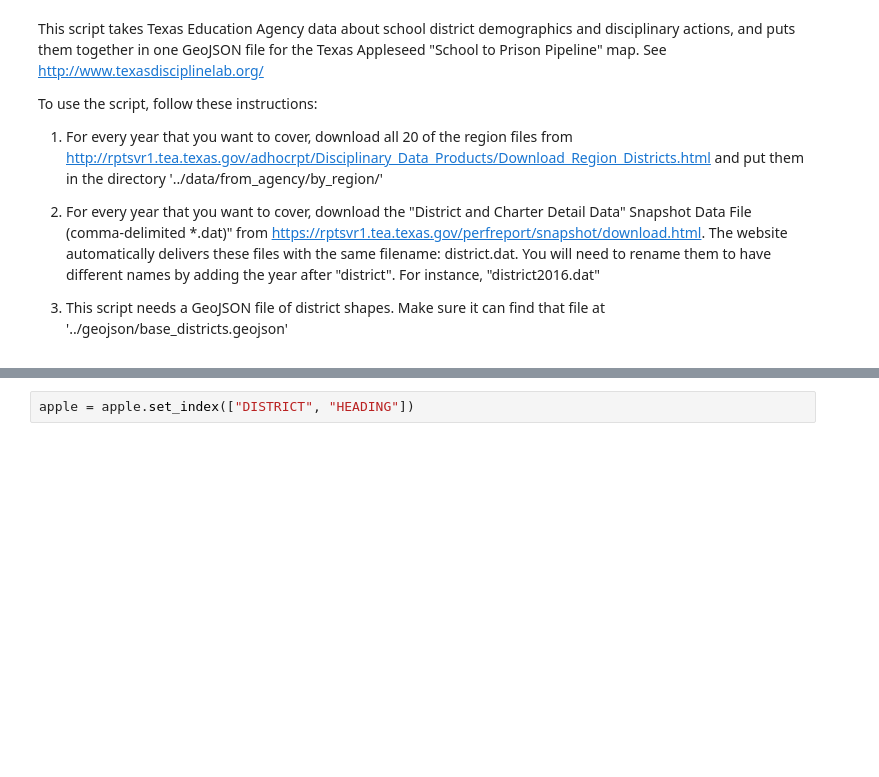
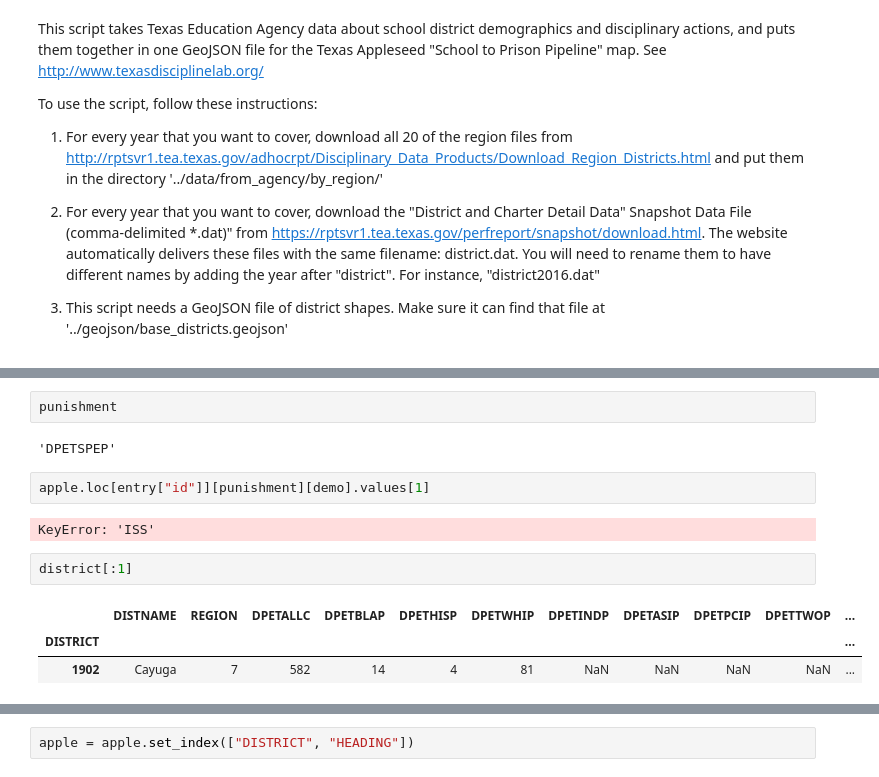
Before and after one commit to txappleseed/txappleseedmap, a Jupyter notebook: scripts/TEAtoGeoJSON.ipynb, the cells around one changed output, grey strips where cells are left out. Cells and saved outputs as stored; diff of their text form; blank space fills up the shorter version.

```diff
--- a/scripts/TEAtoGeoJSON.ipynb
+++ b/scripts/TEAtoGeoJSON.ipynb
@@ -121,0 +444,14 @@ Failed to find 232904 D12.
+# %%
+punishment
+# %% [output]
+'DPETSPEP'
+# %%
+apple.loc[entry["id"]][punishment][demo].values[1]
+# %% [output]
+KeyError: 'ISS'
+# %%
+district[:1]
+# %% [output]
+|  | DISTNAME | REGION | DPETALLC | DPETBLAP | DPETHISP | DPETWHIP | DPETINDP | DPETASIP | DPETPCIP | DPETTWOP | ... |
+| DISTRICT |  |  |  |  |  |  |  |  |  |  | ... |
+| 1902 | Cayuga | 7 | 582 | 14 | 4 | 81 | NaN | NaN | NaN | NaN | ... |
```
Also changed, not shown: parts of 37 cells of this notebook.
